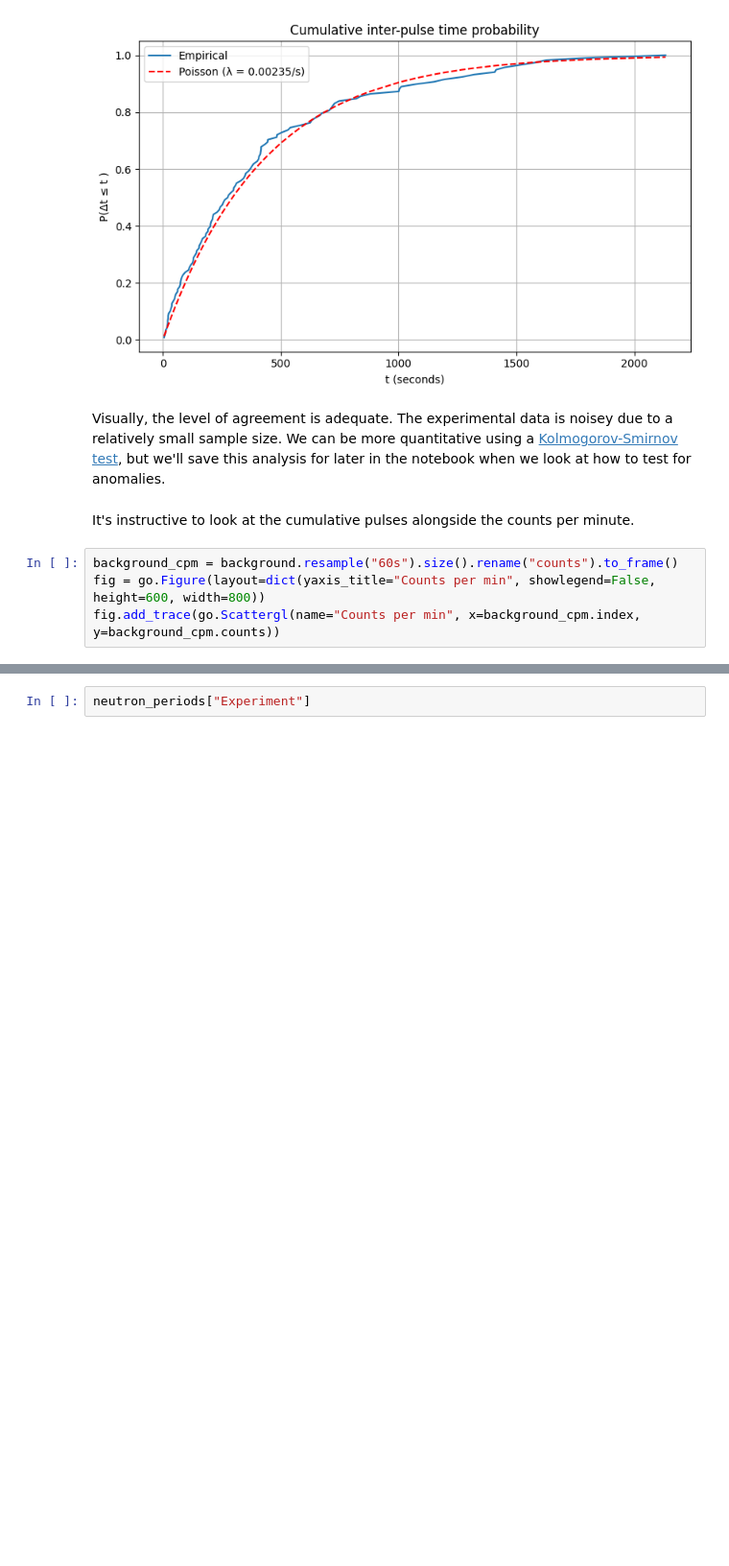
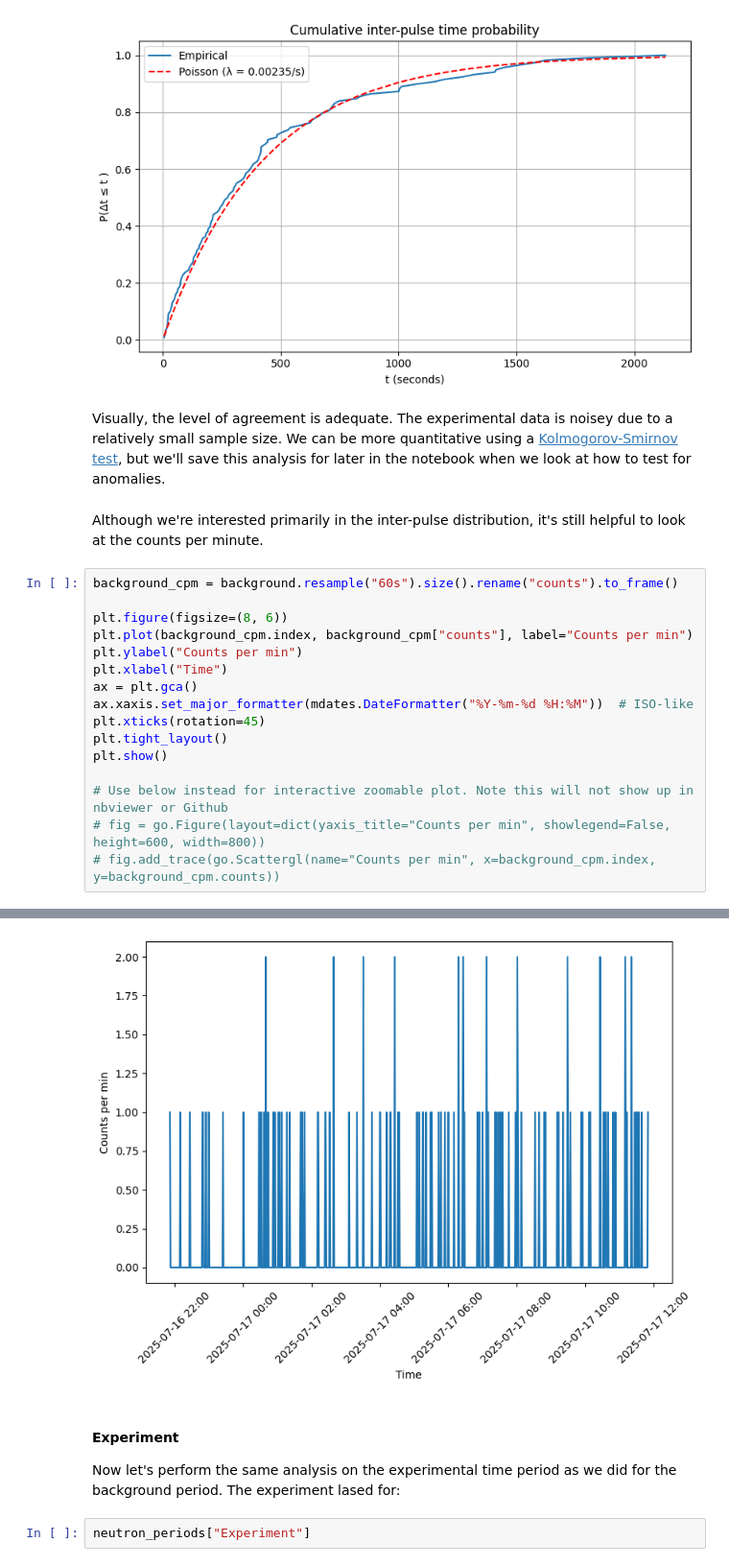
Before and after one commit to project-ida/arpa-e-experiments, a Jupyter notebook: analysis/mastromatteo-03/mastromatteo-03-radiation-pulse-analysis.ipynb, the cells around one changed output, grey strips where cells are left out. Shown: that part at 96% size. Drawn from its saved outputs; the diff is of its cells as text; blank space fills up the shorter version.

```diff
--- a/analysis/mastromatteo-03/mastromatteo-03-radiation-pulse-analysis.ipynb
+++ b/analysis/mastromatteo-03/mastromatteo-03-radiation-pulse-analysis.ipynb
@@ -361,9 +381,21 @@ plt.show()
 # %% [markdown]
 Visually, the level of agreement is adequate. The experimental data is noisey due to a relatively small sample size. We can be more quantitative using a [Kolmogorov-Smirnov test](https://en.wikipedia.org/wiki/Kolmogorov%E2%80%93Smirnov_test), but we'll save this analysis for later in the notebook when we look at how to test for anomalies.
 # %% [markdown]
-It's instructive to look at the cumulative pulses alongside the counts per minute.
+Although we're interested primarily in the inter-pulse distribution, it's still helpful to look at the counts per minute.
 # %%
 background_cpm = background.resample("60s").size().rename("counts").to_frame()
-fig = go.Figure(layout=dict(yaxis_title="Counts per min", showlegend=False, height=600, width=800))
-fig.add_trace(go.Scattergl(name="Counts per min", x=background_cpm.index, y=background_cpm.counts))
+
+plt.figure(figsize=(8, 6))
+plt.plot(background_cpm.index, background_cpm["counts"], label="Counts per min")
+plt.ylabel("Counts per min")
+plt.xlabel("Time")
+ax = plt.gca()
+ax.xaxis.set_major_formatter(mdates.DateFormatter("%Y-%m-%d %H:%M"))  # ISO-like
+plt.xticks(rotation=45)
+plt.tight_layout()
+plt.show()
+
+# Use below instead for interactive zoomable plot. Note this will not show up in nbviewer or Github
+# fig = go.Figure(layout=dict(yaxis_title="Counts per min", showlegend=False, height=600, width=800))
+# fig.add_trace(go.Scattergl(name="Counts per min", x=background_cpm.index, y=background_cpm.counts))
 # %% [output]
@@ -371,3 +402,8 @@ fig.add_trace(go.Scattergl(name="Counts per min", x=background_cpm.index, y=back
+[figure, added]
+# %% [markdown]
+#### Experiment
+
+Now let's perform the same analysis on the experimental time period as we did for the background period. The experiment lased for:
 # %%
 neutron_periods["Experiment"]
 # %% [output]
```
Also changed, not shown: parts of 16 cells of this notebook.
